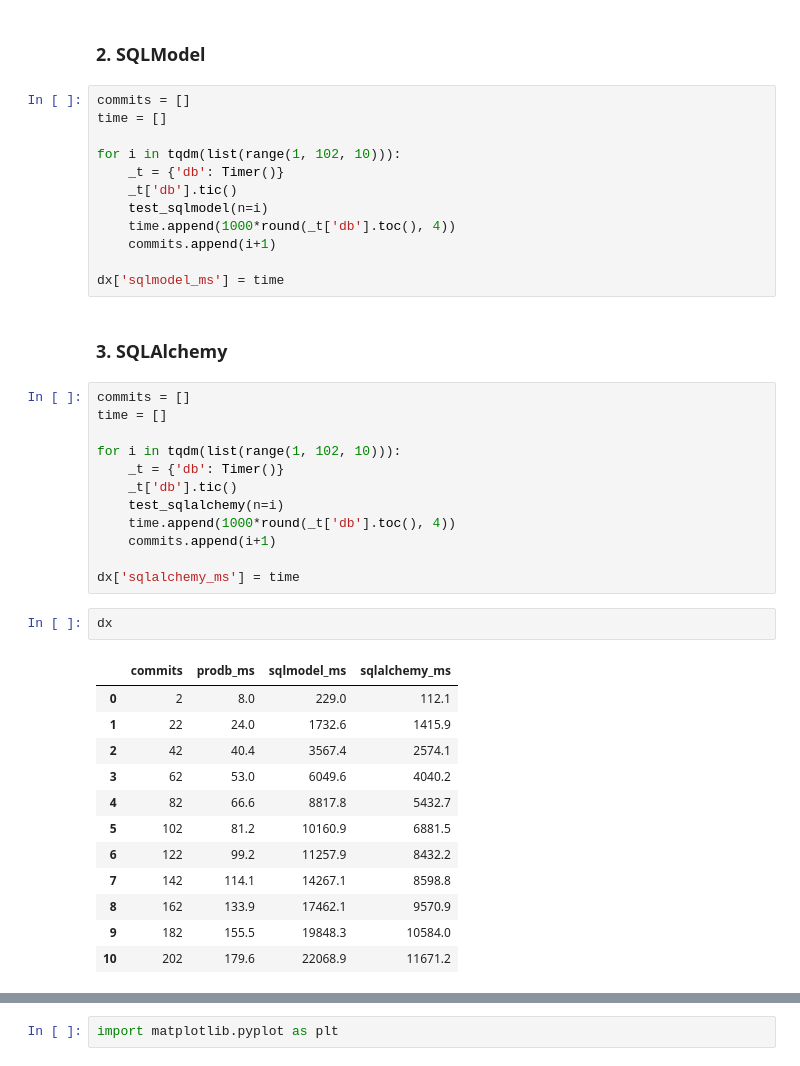
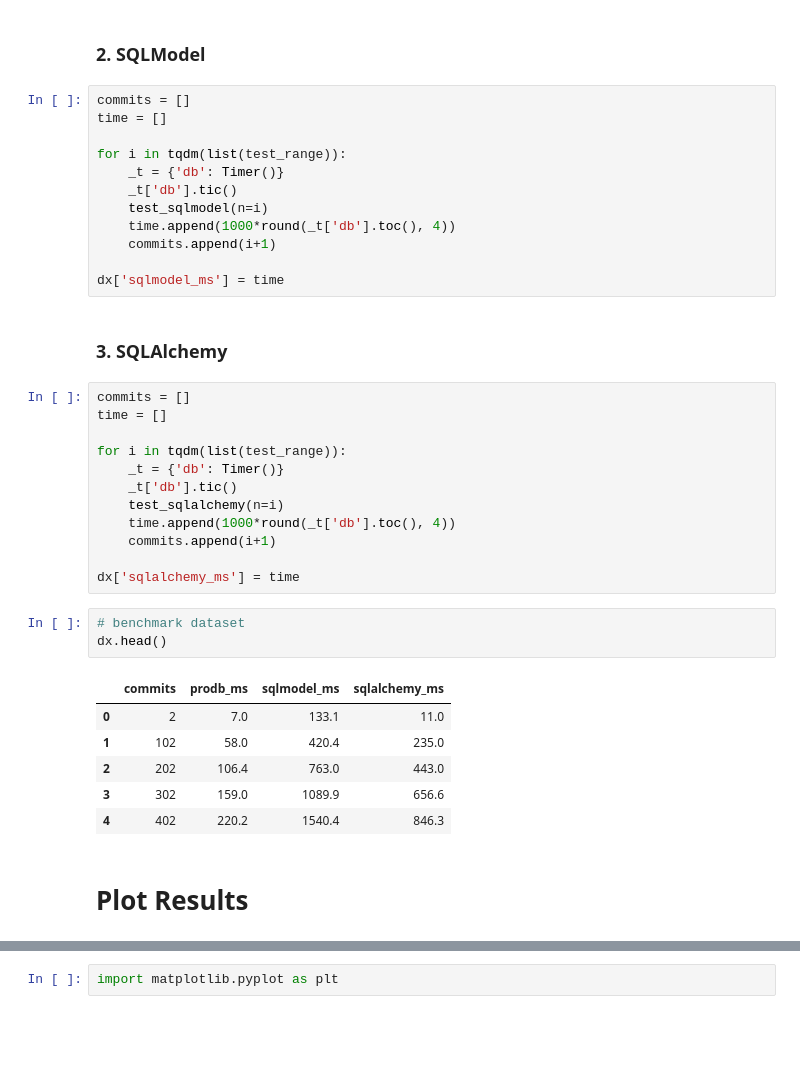
Before and after one commit to lukexyz/prodb, a Jupyter notebook: nbs/01_benchmarks.ipynb, the cells around one changed output, grey strips where cells are left out. Drawn from its saved outputs; the diff is of its cells as text; blank space fills up the shorter version.

Commit message:
tweak benchmarks

```diff
--- a/nbs/01_benchmarks.ipynb
+++ b/nbs/01_benchmarks.ipynb
@@ -256,7 +240,7 @@ dx['prodb_ms'] = time
 commits = []
 time = []
 
-for i in tqdm(list(range(1, 102, 10))):
+for i in tqdm(list(test_range)):
     _t = {'db': Timer()}
     _t['db'].tic()
     test_sqlmodel(n=i)
@@ -270,7 +254,7 @@ dx['sqlmodel_ms'] = time
 commits = []
 time = []
 
-for i in tqdm(list(range(1, 102, 10))):
+for i in tqdm(list(test_range)):
     _t = {'db': Timer()}
     _t['db'].tic()
     test_sqlalchemy(n=i)
@@ -278,19 +262,16 @@ for i in tqdm(list(range(1, 102, 10))):
     commits.append(i+1)
 
 dx['sqlalchemy_ms'] = time
-# %%
-dx
-# %% [output]
-|  | commits | prodb_ms | sqlmodel_ms | sqlalchemy_ms |
-| 0 | 2 | 8.0 | 229.0 | 112.1 |
-| 1 | 22 | 24.0 | 1732.6 | 1415.9 |
-| 2 | 42 | 40.4 | 3567.4 | 2574.1 |
-| 3 | 62 | 53.0 | 6049.6 | 4040.2 |
-| 4 | 82 | 66.6 | 8817.8 | 5432.7 |
-| 5 | 102 | 81.2 | 10160.9 | 6881.5 |
-| 6 | 122 | 99.2 | 11257.9 | 8432.2 |
-| 7 | 142 | 114.1 | 14267.1 | 8598.8 |
-| 8 | 162 | 133.9 | 17462.1 | 9570.9 |
-| 9 | 182 | 155.5 | 19848.3 | 10584.0 |
-| 10 | 202 | 179.6 | 22068.9 | 11671.2 |
+# %%
+# benchmark dataset
+dx.head()
+# %% [output]
+|  | commits | prodb_ms | sqlmodel_ms | sqlalchemy_ms |
+| 0 | 2 | 7.0 | 133.1 | 11.0 |
+| 1 | 102 | 58.0 | 420.4 | 235.0 |
+| 2 | 202 | 106.4 | 763.0 | 443.0 |
+| 3 | 302 | 159.0 | 1089.9 | 656.6 |
+| 4 | 402 | 220.2 | 1540.4 | 846.3 |
+# %% [markdown]
+# Plot Results
 # %%
```
Also changed, not shown: parts of 13 cells of this notebook.
